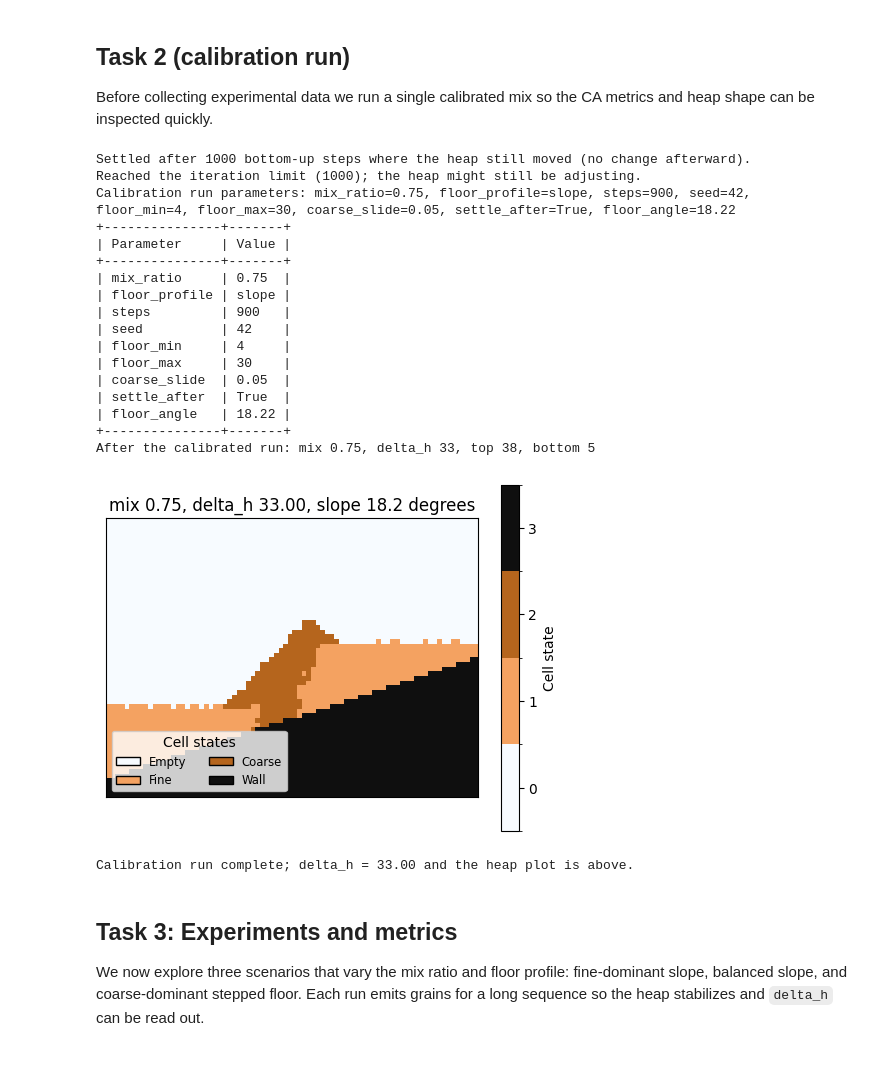
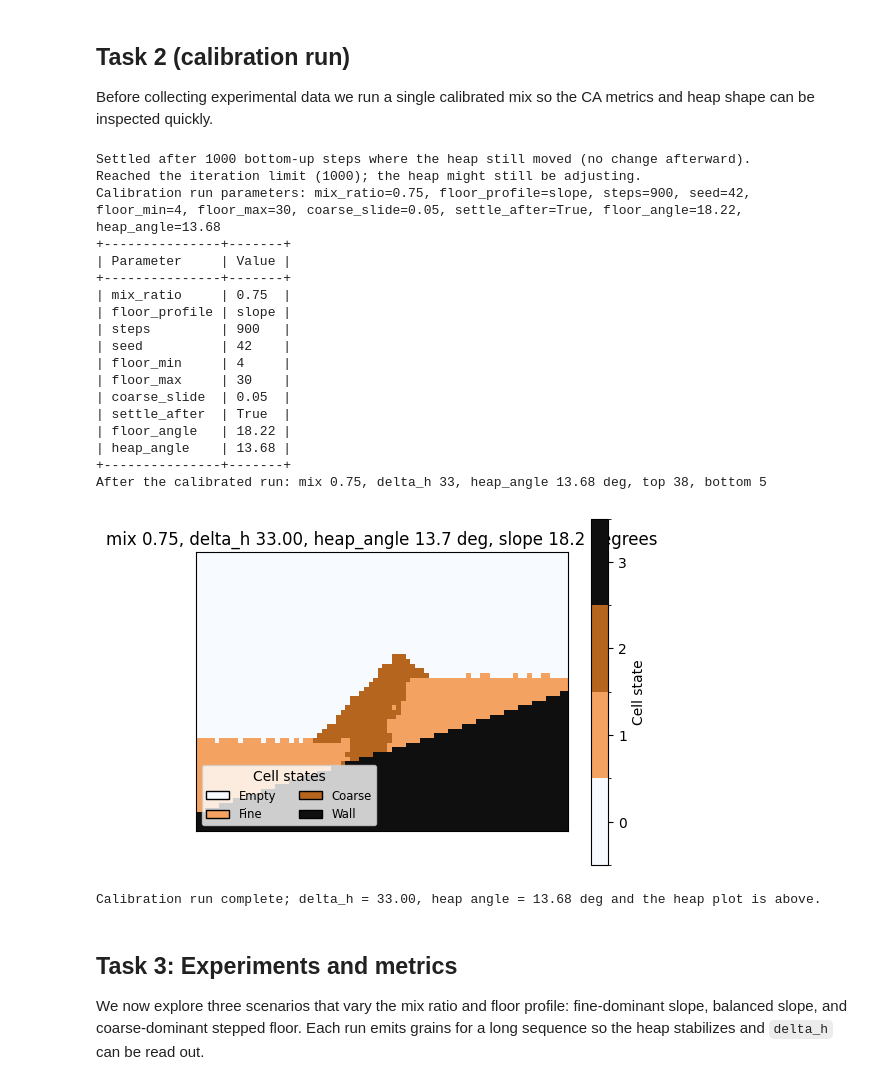
Before and after one commit to Schimpfen/FallingSand, a Jupyter notebook: fallingsand.ipynb, the cells around one changed output. Drawn from its saved outputs; the diff is of its cells as text; code cells hidden in the pictures.

```diff
--- a/fallingsand.ipynb
+++ b/fallingsand.ipynb
@@ -17,6 +17,7 @@ We simulate a rectangular lattice where every cell holds one state from `{EMPTY,
 
 This high-level description mirrors the rules recorded in `concept.md` sections 5 and 6, keeping the notebook aligned with the documented motivation.
 # %%
+
 from dataclasses import dataclass
 from enum import Enum, IntEnum
 from typing import Iterable, List, Optional, Tuple
@@ -42,6 +43,7 @@ class SimulationMetrics:
     delta_h: int
     top_height: int
     bottom_height: int
+    heap_angle: float
 
 
 class FloorProfile(Enum):
@@ -202,6 +204,31 @@ class SimulationEngine:
             move_steps += 1
         return move_steps
 
+    def _surface_profile(self) -> Tuple[np.ndarray, np.ndarray]:
+        """Return column indices and sand heights for the heap surface."""
+        sand_mask = (self.grid == CellState.FINE) | (self.grid == CellState.COARSE)
+        if not sand_mask.any():
+            return np.array([], dtype=int), np.array([], dtype=int)
+
+        surface_rows = np.full(self.width, -1, dtype=int)
+        sand_positions = np.argwhere(sand_mask)
+        for y, x in sand_positions:
+            if surface_rows[x] == -1 or y < surface_rows[x]:
+                surface_rows[x] = y
+
+        valid = surface_rows >= 0
+        columns = np.nonzero(valid)[0]
+        heights = self.height - surface_rows[valid]
+        return columns, heights
+
+    def _heap_angle(self) -> float:
+        """Estimate the slope of the sand surface in degrees using a linear fit."""
+        columns, heights = self._surface_profile()
+        if heights.size < 2:
+            return 0.0
+        slope, _ = np.polyfit(columns, heights, 1)
+        return math.degrees(math.atan(slope))
+
     def metrics(self) -> SimulationMetrics:
         sand_mask = (self.grid == CellState.FINE) | (self.grid == CellState.COARSE)
         sand_coords = np.argwhere(sand_mask)
@@ -212,11 +239,13 @@ class SimulationEngine:
             bottom_y = int(np.max(sand_coords[:, 0]))
         height_max = self.height - top_y
         height_min = self.height - bottom_y
+        heap_angle = self._heap_angle()
         return SimulationMetrics(
             mix_ratio=self._mix_ratio,
             delta_h=height_max - height_min,
             top_height=height_max,
             bottom_height=height_min,
+            heap_angle=heap_angle,
         )
 
     def snapshot(self) -> dict:
@@ -227,6 +256,7 @@ class SimulationEngine:
             "delta_h": metrics.delta_h,
             "top_height": metrics.top_height,
             "bottom_height": metrics.bottom_height,
+            "heap_angle": metrics.heap_angle,
         }
 
 
@@ -252,6 +282,7 @@ The next code cell imports matplotlib, configures a consistent color map, and wr
 
 The checklist above mirrors the concept notes in `concept.md` so the implementation never drifts from the original reasoning.
 # %%
+
 from typing import Optional, Tuple
 
 import math
@@ -353,7 +384,7 @@ def plot_grid(engine: SimulationEngine, *, ax=None, colorbar=False, legend=True)
     im = ax.imshow(grid, cmap=C_MAP, norm=C_NORM, origin="upper")
     metrics = engine.metrics()
     angle = engine.floor_angle
-    title = f"mix {engine.mix_ratio:.2f}, delta_h {metrics.delta_h:.2f}"
+    title = f"mix {engine.mix_ratio:.2f}, delta_h {metrics.delta_h:.2f}, heap_angle {metrics.heap_angle:.1f} deg"
     if angle:
         title += f", slope {angle:.1f} degrees"
     ax.set_title(title)
@@ -412,6 +443,7 @@ def run_simulation(
         coarse_slide=coarse_slide,
         settle_after=settle_after,
         floor_angle=engine.floor_angle,
+        heap_angle=engine.metrics().heap_angle,
     )
     return engine
 
@@ -469,6 +501,7 @@ def animate_simulation(
         floor_max=GRID_HEIGHT // 2,
         coarse_slide=coarse_slide,
         floor_angle=engine.floor_angle,
+        heap_angle=engine.metrics().heap_angle,
     )
     return HTML(anim.to_jshtml())
 
@@ -601,40 +636,45 @@ Sandbox utilities loaded: SandboxVisualizer, run_sandbox are available inside th
 
 Before collecting experimental data we run a single calibrated mix so the CA metrics and heap shape can be inspected quickly.
 # %%
+
 engine = run_simulation(
     mix_ratio=0.75,
     floor_profile=FloorProfile.SLOPE,
     steps=900,
     seed=42,
     description="Calibration run",
 )
 
 metrics = engine.metrics()
 print(
-    f"After the calibrated run: mix {metrics.mix_ratio:.2f}, delta_h {metrics.delta_h}, top {metrics.top_height}, bottom {metrics.bottom_height}"
+    f"After the calibrated run: mix {metrics.mix_ratio:.2f}, delta_h {metrics.delta_h}, "
+    f"heap_angle {metrics.heap_angle:.2f} deg, top {metrics.top_height}, bottom {metrics.bottom_height}"
 )
 plot_grid(engine)
-print(f"Calibration run complete; delta_h = {metrics.delta_h:.2f} and the heap plot is above.")
+print(
+    f"Calibration run complete; delta_h = {metrics.delta_h:.2f}, heap angle = {metrics.heap_angle:.2f} deg and the heap plot is above."
+)
 # %% [output]
 Settled after 1000 bottom-up steps where the heap still moved (no change afterward).
 Reached the iteration limit (1000); the heap might still be adjusting.
-Calibration run parameters: mix_ratio=0.75, floor_profile=slope, steps=900, seed=42, floor_min=4, floor_max=30, coarse_slide=0.05, settle_after=True, floor_angle=18.22
+Calibration run parameters: mix_ratio=0.75, floor_profile=slope, steps=900, seed=42, floor_min=4, floor_max=30, coarse_slide=0.05, settle_after=True, floor_angle=18.22, heap_angle=13.68
 +---------------+-------+
 | Parameter     | Value |
 +---------------+-------+
 | mix_ratio     | 0.75  |
 | floor_profile | slope |
 | steps         | 900   |
 | seed          | 42    |
 | floor_min     | 4     |
 | floor_max     | 30    |
 | coarse_slide  | 0.05  |
 | settle_after  | True  |
 | floor_angle   | 18.22 |
+| heap_angle    | 13.68 |
 +---------------+-------+
-After the calibrated run: mix 0.75, delta_h 33, top 38, bottom 5
+After the calibrated run: mix 0.75, delta_h 33, heap_angle 13.68 deg, top 38, bottom 5
-[figure, old version]
+[figure, new version]
-Calibration run complete; delta_h = 33.00 and the heap plot is above.
+Calibration run complete; delta_h = 33.00, heap angle = 13.68 deg and the heap plot is above.
 # %% [markdown]
 ## Task 3: Experiments and metrics
 
```
Also changed, not shown: parts of 3 cells of this notebook, 12 other files.
